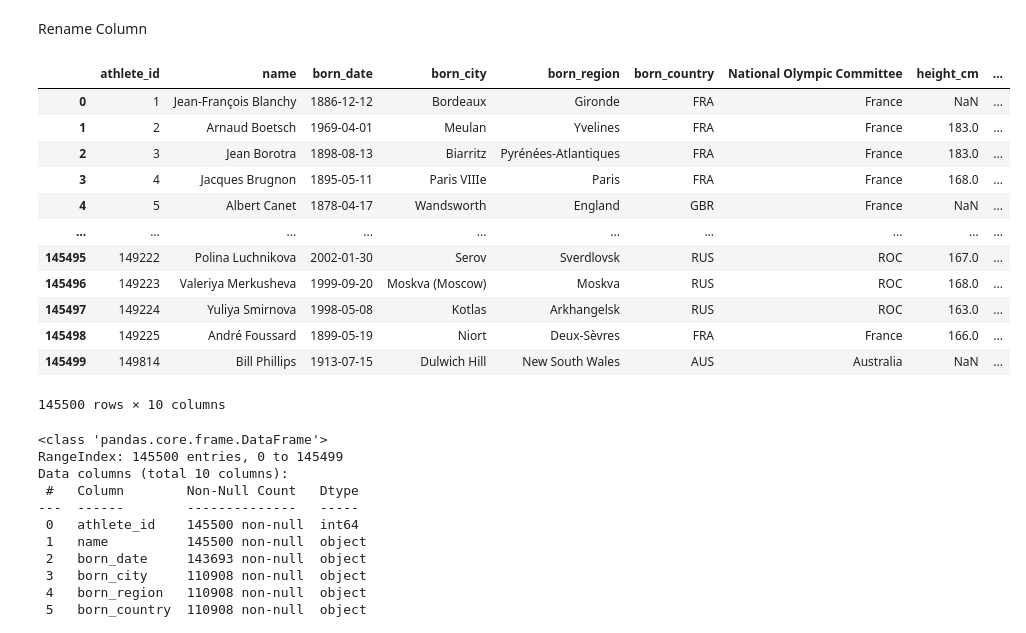
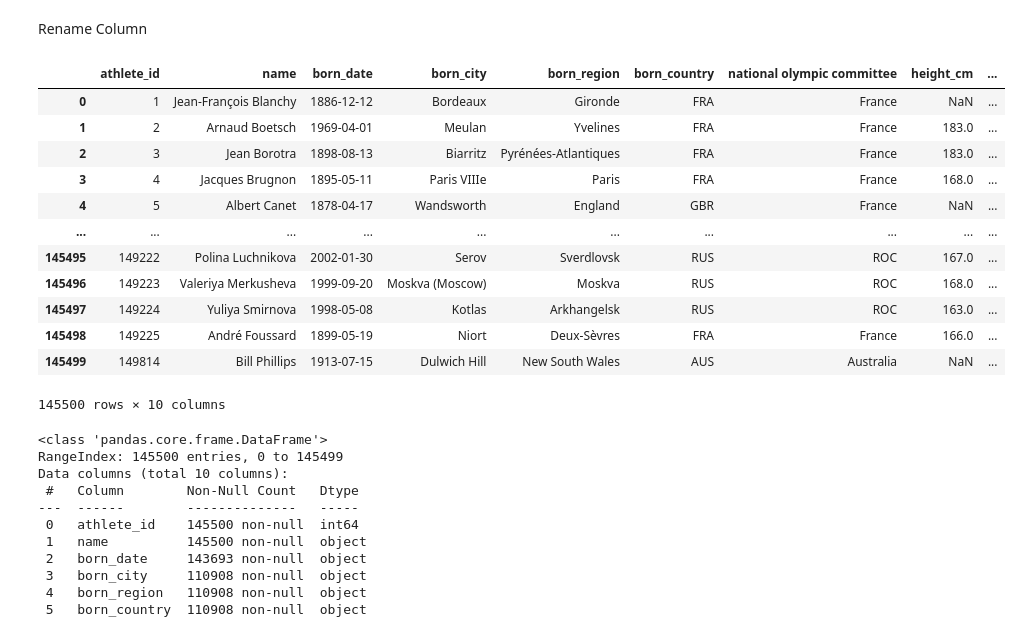
Before and after one commit to sauhar/Pandas_Analysis, a Jupyter notebook: analysis.ipynb, the cells around one changed output. Drawn from its saved outputs; the diff is of its cells as text; code cells hidden in the pictures.

```diff
--- a/analysis.ipynb
+++ b/analysis.ipynb
@@ -128,12 +128,12 @@ athlete_df.sort_values(["athlete_id",'NOC'], ascending=[0,1]) ## sort by two val
 # %% [markdown]
 Rename Column
 # %%
-rename_athlete_df = athlete_df.rename(columns={'NOC':'National Olympic Committee'}, inplace = False)
+updated_athlete_df = athlete_df.rename(columns={'NOC':'national olympic committee'}, inplace = False)
 ## inplace=True will modify the DataFrame in place, meaning it will update the original DataFrame.
 ## inplace=False (default), it will return a new DataFrame with the updated column names.
-display(rename_athlete_df)
+display(updated_athlete_df)
 # %% [output]
-|  | athlete_id | name | born_date | born_city | born_region | born_country | National Olympic Committee | height_cm | ... |
+|  | athlete_id | name | born_date | born_city | born_region | born_country | national olympic committee | height_cm | ... |
 | 0 | 1 | Jean-François Blanchy | 1886-12-12 | Bordeaux | Gironde | FRA | France | NaN | ... |
 | 1 | 2 | Arnaud Boetsch | 1969-04-01 | Meulan | Yvelines | FRA | France | 183.0 | ... |
 | 2 | 3 | Jean Borotra | 1898-08-13 | Biarritz | Pyrénées-Atlantiques | FRA | France | 183.0 | ... |
```
Also changed, not shown: parts of 31 cells of this notebook, 2 other files.
